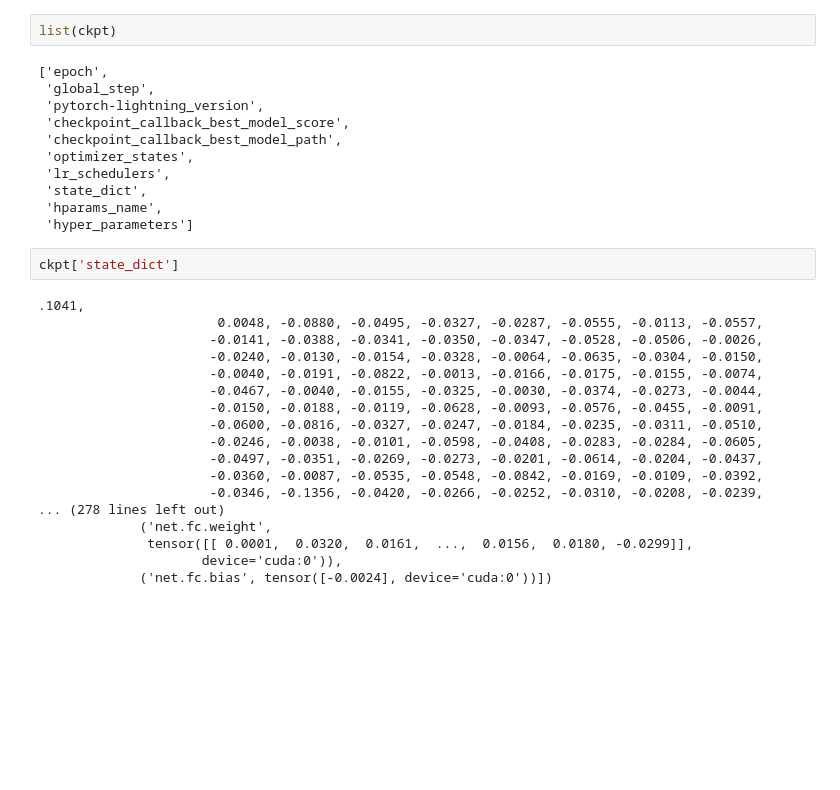
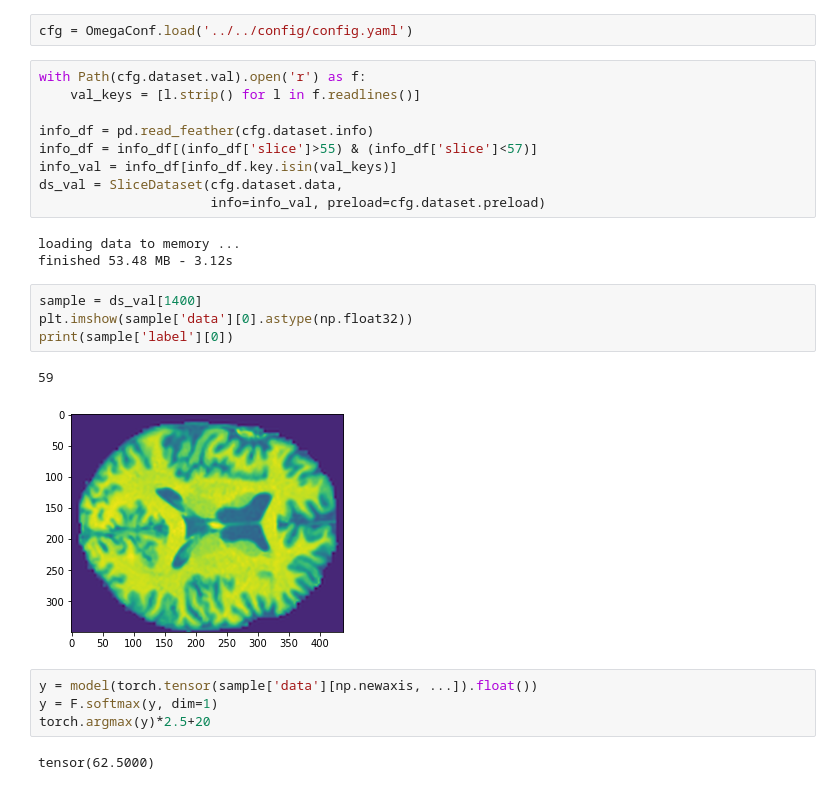
Before and after one commit to lab-midas/brainage, a Jupyter notebook: notebooks/visualization/0.0-th-gradcam.ipynb, the cells around one changed output. Saved outputs shown, nothing was run; the diff lists cells and outputs as text; blank space fills up the shorter version.

```diff
--- a/notebooks/visualization/0.0-th-gradcam.ipynb
+++ b/notebooks/visualization/0.0-th-gradcam.ipynb
@@ -18,33 +40,27 @@ TypeError: __init__() missing 2 required positional arguments: 'train_ds' and 'v
-# %%
-list(ckpt)
-# %% [output]
-['epoch',
- 'global_step',
- 'pytorch-lightning_version',
- 'checkpoint_callback_best_model_score',
- 'checkpoint_callback_best_model_path',
- 'optimizer_states',
- 'lr_schedulers',
- 'state_dict',
- 'hparams_name',
- 'hyper_parameters']
-# %%
-ckpt['state_dict']
-# %% [output]
-.1041,
-                       0.0048, -0.0880, -0.0495, -0.0327, -0.0287, -0.0555, -0.0113, -0.0557,
-                      -0.0141, -0.0388, -0.0341, -0.0350, -0.0347, -0.0528, -0.0506, -0.0026,
-                      -0.0240, -0.0130, -0.0154, -0.0328, -0.0064, -0.0635, -0.0304, -0.0150,
-                      -0.0040, -0.0191, -0.0822, -0.0013, -0.0166, -0.0175, -0.0155, -0.0074,
-                      -0.0467, -0.0040, -0.0155, -0.0325, -0.0030, -0.0374, -0.0273, -0.0044,
-                      -0.0150, -0.0188, -0.0119, -0.0628, -0.0093, -0.0576, -0.0455, -0.0091,
-                      -0.0600, -0.0816, -0.0327, -0.0247, -0.0184, -0.0235, -0.0311, -0.0510,
-                      -0.0246, -0.0038, -0.0101, -0.0598, -0.0408, -0.0283, -0.0284, -0.0605,
-                      -0.0497, -0.0351, -0.0269, -0.0273, -0.0201, -0.0614, -0.0204, -0.0437,
-                      -0.0360, -0.0087, -0.0535, -0.0548, -0.0842, -0.0169, -0.0109, -0.0392,
-                      -0.0346, -0.1356, -0.0420, -0.0266, -0.0252, -0.0310, -0.0208, -0.0239,
-... (278 lines left out)
-             ('net.fc.weight',
-              tensor([[ 0.0001,  0.0320,  0.0161,  ...,  0.0156,  0.0180, -0.0299]],
-                     device='cuda:0')),
-             ('net.fc.bias', tensor([-0.0024], device='cuda:0'))])
+# %%
+cfg = OmegaConf.load('../../config/config.yaml')
+# %%
+with Path(cfg.dataset.val).open('r') as f:
+    val_keys = [l.strip() for l in f.readlines()]
+
+info_df = pd.read_feather(cfg.dataset.info)
+info_df = info_df[(info_df['slice']>55) & (info_df['slice']<57)]
+info_val = info_df[info_df.key.isin(val_keys)]
+ds_val = SliceDataset(cfg.dataset.data,
+                      info=info_val, preload=cfg.dataset.preload)
+# %% [output]
+loading data to memory ...
+finished 53.48 MB - 3.12s
+# %%
+sample = ds_val[1400]
+plt.imshow(sample['data'][0].astype(np.float32))
+print(sample['label'][0])
+# %% [output]
+59
+[figure, added]
+# %%
+y = model(torch.tensor(sample['data'][np.newaxis, ...]).float())
+y = F.softmax(y, dim=1)
+torch.argmax(y)*2.5+20
+# %% [output]
+tensor(62.5000)
```
Also changed, not shown: parts of 16 cells of this notebook.
